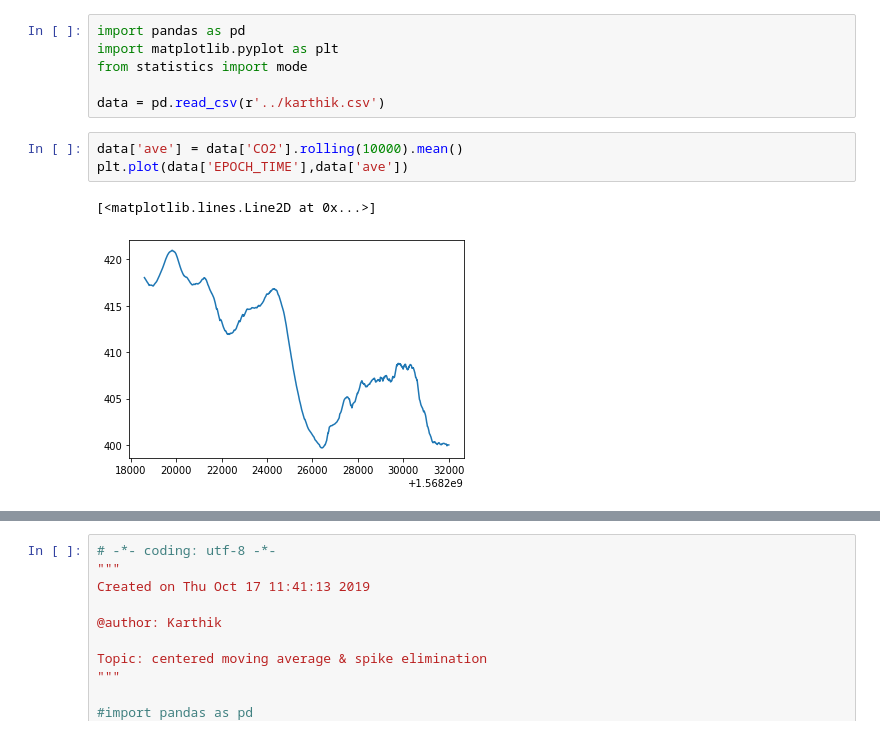
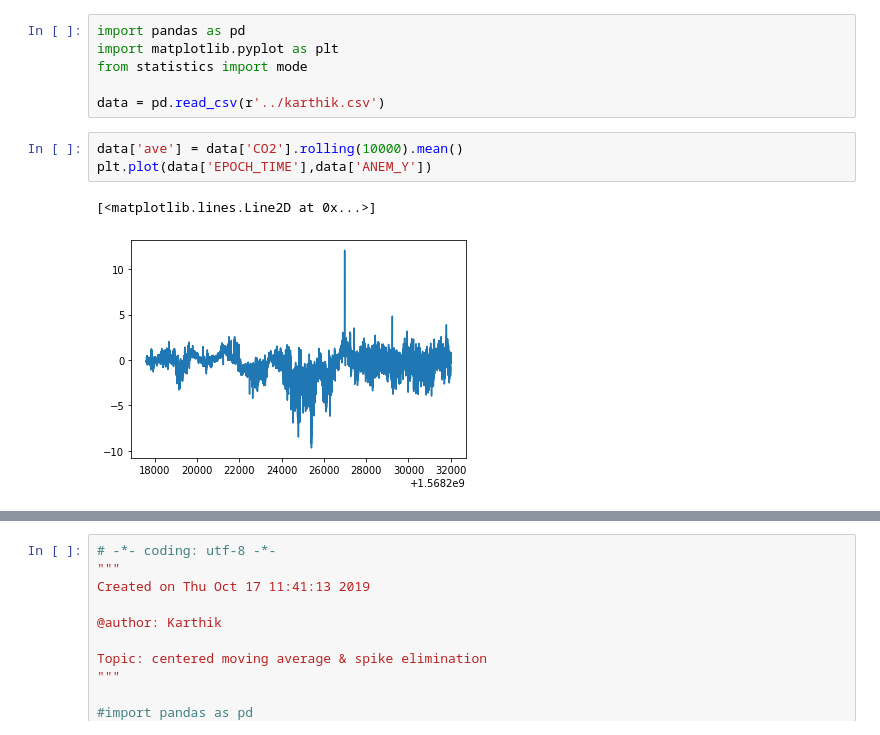
Before and after one commit to agmeyer4/CO2_Eddy, a Jupyter notebook: Smoothing.ipynb, the cells around one changed output, grey strips where cells are left out. Saved outputs shown, nothing was run; the diff lists cells and outputs as text.

```diff
--- a/Smoothing.ipynb
+++ b/Smoothing.ipynb
@@ -6,7 +6,7 @@ from statistics import mode
 data = pd.read_csv(r'../karthik.csv')
 # %%
 data['ave'] = data['CO2'].rolling(10000).mean()
-plt.plot(data['EPOCH_TIME'],data['ave'])
+plt.plot(data['EPOCH_TIME'],data['ANEM_Y'])
 # %% [output]
 [<matplotlib.lines.Line2D at 0x...>]
-[figure, old version]
+[figure, new version]
```
Also changed, not shown: parts of 3 cells of this notebook, 4 other files.
